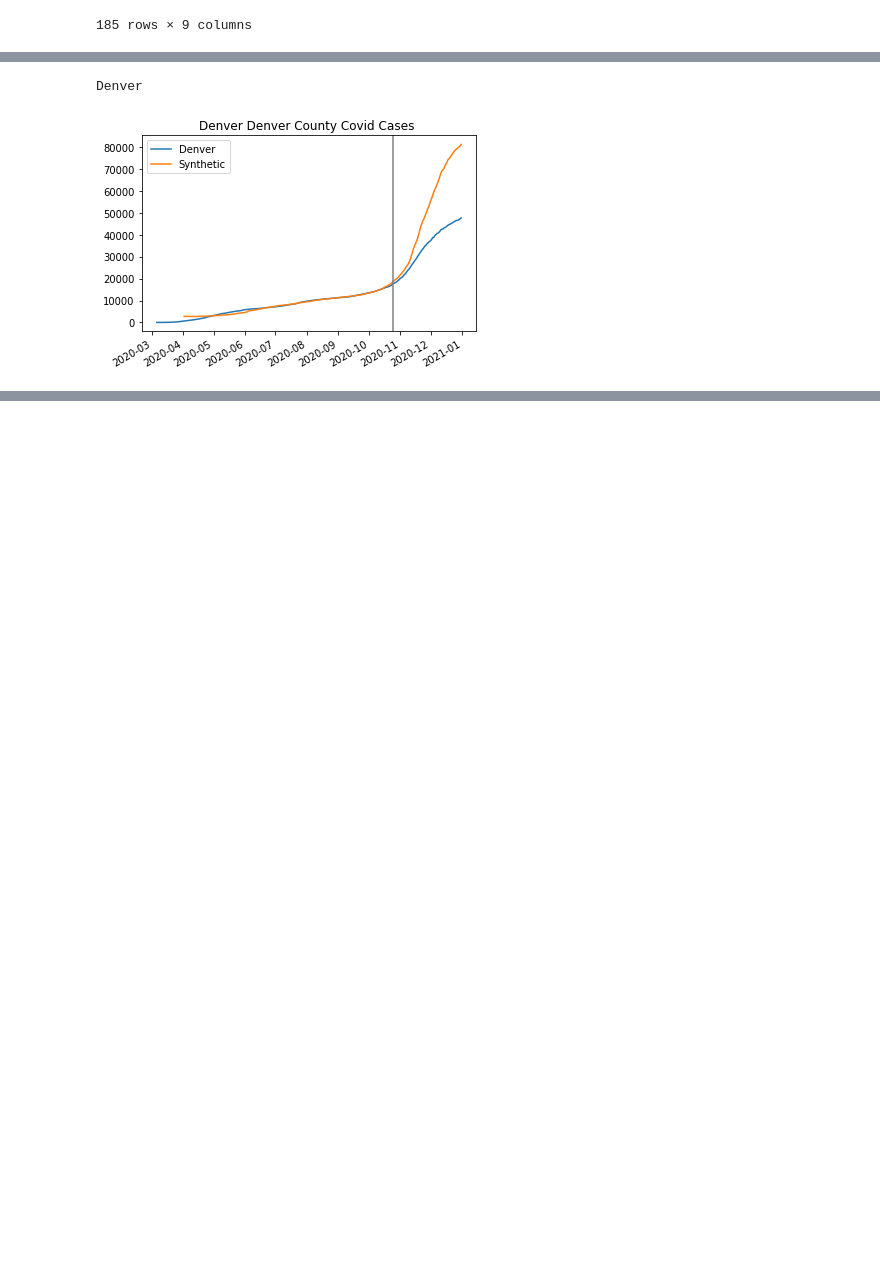
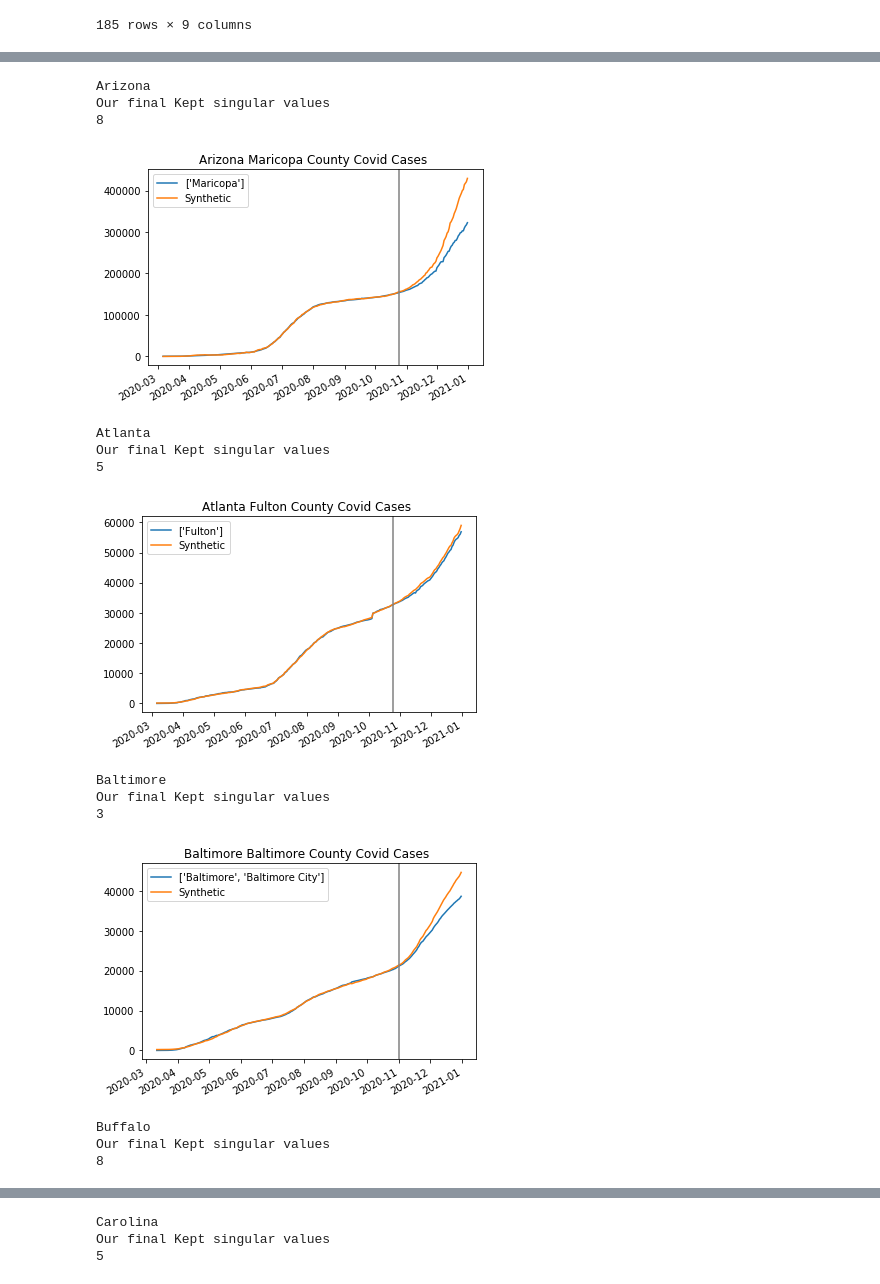
Before and after one commit to Joshuashou/Synthetic-Control-Paper-Model, a Jupyter notebook: Synthetic Control paper.ipynb, the cells around one changed output, grey strips where cells are left out. Drawn from its saved outputs; the diff is of its cells as text; code cells hidden in the pictures; blank space fills up the shorter version.

```diff
--- a/Synthetic Control paper.ipynb
+++ b/Synthetic Control paper.ipynb
@@ -483,8 +468,3 @@ def create_synthetic_graph(team_name_str, stadium_county_str, state_str, interve
     plt.show()
 
     return
-# %%
-create_synthetic_graph("Denver",["Denver", "Arapahoe"], ["CO"], ["10/25/2020"])
-# %% [output]
-Denver
-[figure, removed]
@@ -490,0 +652,56 @@ Denver
+# %%
+#Compute graphs for all combinations
+
+no_fans_list = ['Buffalo', 'Chicago', 'Detroit', 'Green Bay', 'Las Vegas', 'LA Chargers','LA Rams', 'Minnesota', 'New England', 'New Orleans', 'NY Giants','NY Jets', 'San Francisco', 'Seattle', 'Washington']
+Total_prediction_data_fans = []
+Total_prediction_data_no_fans = []
+dropped_stadium_df = stadium_county_df[['Team', 'First date home stadium open to fans','County(s)', 'State']]
+dropped_stadium_df = dropped_stadium_df.fillna("")
+grouped_df = dropped_stadium_df.groupby('Team').agg(list)
+grouped_df.reset_index(inplace=True)
+
+
+#We want to manually fill in Dates for stadiums not open to fans, easier this way.
+grouped_df.loc[grouped_df['Team'] == 'Chicago', 'First date home stadium open to fans'] = [['9/20/2020']]
+grouped_df.loc[grouped_df['Team'] == 'Detroit', 'First date home stadium open to fans'] = [['9/13/2020']]
+grouped_df.loc[grouped_df['Team'] == 'Las Vegas', 'First date home stadium open to fans'] = [['9/21/2020']]
+grouped_df.loc[grouped_df['Team'] == 'LA Chargers', 'First date home stadium open to fans'] = [['9/13/2020']]
+grouped_df.loc[grouped_df['Team'] == 'LA Rams', 'First date home stadium open to fans'] = [['9/13/2020']]
+grouped_df.loc[grouped_df['Team'] == 'Minnesota', 'First date home stadium open to fans'] = [['9/13/2020']]
+grouped_df.loc[grouped_df['Team'] == 'New England', 'First date home stadium open to fans'] = [['9/13/2020']]
+grouped_df.loc[grouped_df['Team'] == 'New Orleans', 'First date home stadium open to fans'] = [['9/13/2020']]
+grouped_df.loc[grouped_df['Team'] == 'NY Giants', 'First date home stadium open to fans'] = [['9/14/2020']]
+grouped_df.loc[grouped_df['Team'] == 'NY Jets', 'First date home stadium open to fans'] = [['9/14/2020']]
+grouped_df.loc[grouped_df['Team'] == 'San Francisco', 'First date home stadium open to fans'] = [['9/13/2020']]
+grouped_df.loc[grouped_df['Team'] == 'Seattle', 'First date home stadium open to fans'] = [['9/20/2020']]
+grouped_df.loc[grouped_df['Team'] == 'Tennessee', 'First date home stadium open to fans'] = [['9/13/2020']]
+grouped_df.loc[grouped_df['Team'] == 'Washington', 'First date home stadium open to fans'] = [['9/13/2020']]
+grouped_df.loc[grouped_df['Team'] == 'Pittsburgh', 'First date home stadium open to fans'] = [['10/11/2020']]
+grouped_df.loc[grouped_df['Team'] == 'Kansas City', 'First date home stadium open to fans'] = [['9/10/2020']] #Error in data set
+
+#dropped_stadium_df = dropped_stadium_df.drop_duplicates(subset='Team') #Only need 1 for each team
+zipped_input = zip(grouped_df['Team'], grouped_df['County(s)'], grouped_df['State'], grouped_df['First date home stadium open to fans'])
+
+# for i, (team, county, state, date) in enumerate(zipped_input):
+#     if (team != 'Washington'):
+#         create_synthetic_graph(team, county, state, date)
+
+for i, (team, county, state, date) in enumerate(zipped_input):
+    if (team != 'Washington'):
+        create_synthetic_graph(team, county, state, date)
+# %% [output]
+Arizona
+Our final Kept singular values
+8
+[figure, added]
+Atlanta
+Our final Kept singular values
+5
+[figure, added]
+Baltimore
+Our final Kept singular values
+3
+[figure, added]
+Buffalo
+Our final Kept singular values
+8
@@ -490,0 +709,3 @@ Denver
+Carolina
+Our final Kept singular values
+5
```
Also changed, not shown: parts of 19 cells of this notebook.
